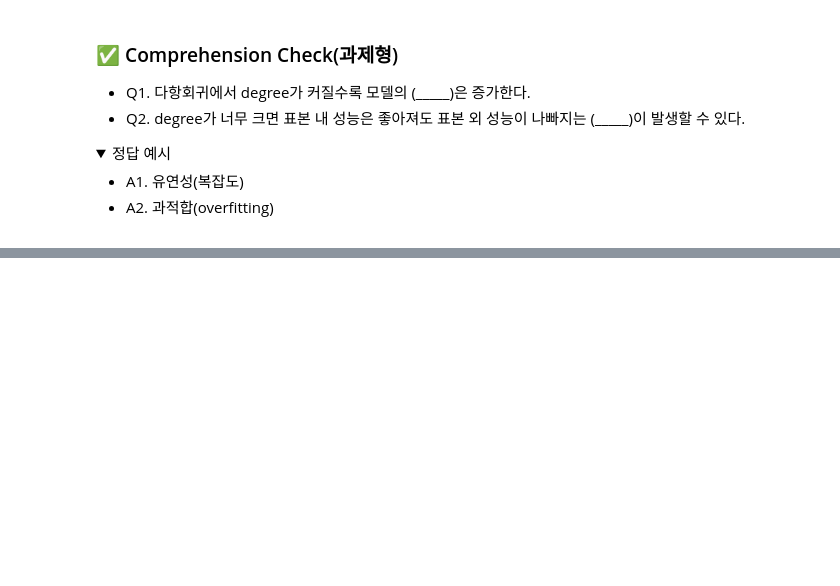
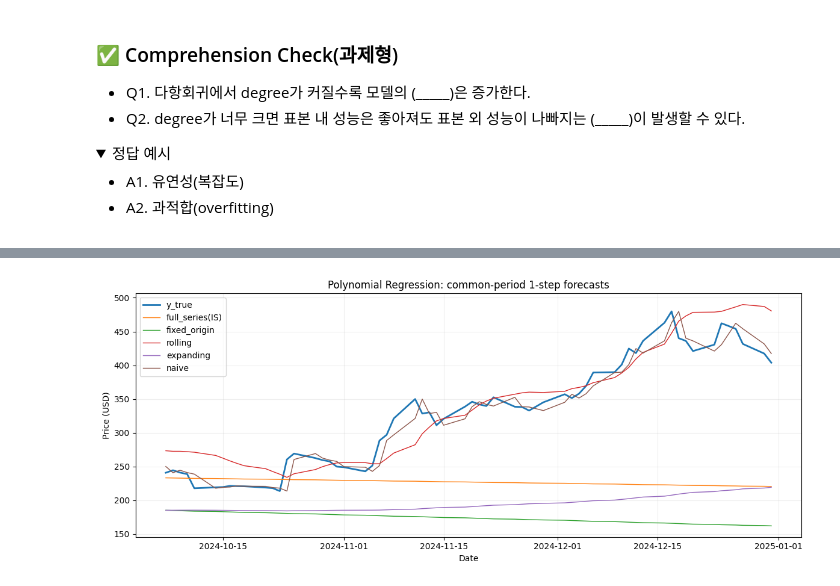
Before and after one commit to nhjung-phd/TimeSeriesAnalysis, a Jupyter notebook: notebooks/13_Polynomial_Regression.ipynb, the cells around one changed output, grey strips where cells are left out. Cells and saved outputs as stored; diff of their text form; code cells hidden in the pictures; folded sections open; blank space fills up the shorter version.

```diff
--- a/notebooks/13_Polynomial_Regression.ipynb
+++ b/notebooks/13_Polynomial_Regression.ipynb
@@ -696,0 +196,84 @@ plt.show()
+# %%
+# ===============================================================
+# 다항회귀 4가지 학습·평가 스킴 + Naïve (기존 비교 순서 유지)
+# 1) Full-series : 전체 자료 학습, 내표본 참고용 (미래정보 포함)
+# 2) Fixed-origin: 초기 기간 한 번 학습, 이후 1-step 예측
+# 3) Rolling     : 최근 window개 관측치로 매 시점 재학습
+# 4) Expanding   : 매 시점 사용 가능한 과거 자료 전체로 재학습
+# 5) Naive       : 전일 종가를 당일 예측으로 사용하는 기준모형
+# **각 외표본 방법은 동일한 미래 평가 날짜와 동일 Day 특징을 사용**
+# 참고: Full-series는 테스트 결과를 학습에 사용하므로 OOS가 아닙니다.
+# ===============================================================
+import numpy as np
+import pandas as pd
+import matplotlib.pyplot as plt
+from IPython.display import display
+from sklearn.pipeline import make_pipeline
+from sklearn.preprocessing import StandardScaler, PolynomialFeatures
+from sklearn.linear_model import LinearRegression
+from sklearn.metrics import mean_absolute_error, mean_squared_error, r2_score
+
+# ★ 실습 매개변수: 이 셀에서만 조정
+TEST_SIZE = 60
+ROLLING_WINDOW = 120
+POLY_DEGREE = best_degree  # 앞 셀의 validation 선택 차수. 독립 실행 시 정수 1~6 지정.
+
+# 앞 셀의 df 사용. 추세 특징(Day)은 예측 시점에 알 수 있는 값이다.
+X_base = df[["Day"]].reset_index(drop=True)
+y_clean = df["Close"].reset_index(drop=True)
+date_index = pd.to_datetime(df["Date"]).reset_index(drop=True)
+n = len(y_clean)
+assert n > TEST_SIZE + ROLLING_WINDOW, "학습기간이 부족합니다. TEST_SIZE/ROLLING_WINDOW를 줄이세요."
+test_start = n - TEST_SIZE
+
+def new_model():
+    # 매 회차 StandardScaler를 현재 학습기간에만 fit → 미래정보 누수 방지
+    return make_pipeline(StandardScaler(), PolynomialFeatures(int(POLY_DEGREE),include_bias=False),LinearRegression())
+
+def score(actual, predicted):
+    return {"MAE":mean_absolute_error(actual,predicted),
+            "RMSE":np.sqrt(mean_squared_error(actual,predicted)),
+            "R2":r2_score(actual,predicted)}
+
+# 1) Full-series는 전체 표본으로 학습: 비교표에만 포함, 테스트 성능이라고 주장하면 안 됨.
+model_full = new_model();model_full.fit(X_base,y_clean)
+yhat_full = model_full.predict(X_base.iloc[test_start:])
+
+# 2) Fixed-origin: 초기 학습기간만 사용
+model_fixed = new_model();model_fixed.fit(X_base.iloc[:test_start],y_clean.iloc[:test_start])
+yhat_fixed = model_fixed.predict(X_base.iloc[test_start:])
+
+# 3) Rolling / 4) Expanding: t의 정답은 해당 t의 학습에 사용하지 않음
+rolling_preds,expanding_preds = [],[]
+for t in range(test_start,n):
+    m_roll = new_model()
+    m_roll.fit(X_base.iloc[t-ROLLING_WINDOW:t],y_clean.iloc[t-ROLLING_WINDOW:t])
+    rolling_preds.append(float(m_roll.predict(X_base.iloc[t:t+1])[0]))
+    m_exp = new_model()
+    m_exp.fit(X_base.iloc[:t],y_clean.iloc[:t])
+    expanding_preds.append(float(m_exp.predict(X_base.iloc[t:t+1])[0]))
+
+# 5) Naive: 전일 마감가, 당일 마감가 예측(매일 예측 시점에 전일값 사용 가능)
+preds = pd.DataFrame({
+    "Date": date_index.iloc[test_start:].to_numpy(),
+    "y_true":y_clean.iloc[test_start:].to_numpy(),
+    "full_series(IS)":yhat_full,
+    "fixed_origin":yhat_fixed,
+    "rolling":rolling_preds,
+    "expanding":expanding_preds,
+    "naive":y_clean.shift(1).iloc[test_start:].to_numpy()
+}).set_index("Date")
+metrics = pd.DataFrame({name:score(preds["y_true"],preds[name])
+                        for name in ["full_series(IS)","fixed_origin","rolling","expanding","naive"]}).T
+metrics["Evaluation"] = ["IS (not OOS)","OOS","OOS","OOS","OOS"]
+print(f"Samples={n}, test_size={TEST_SIZE}, rolling_window={ROLLING_WINDOW}, degree={POLY_DEGREE}")
+display(metrics.round(4));display(preds.head())
+plt.figure(figsize=(12,5),facecolor="white")
+for name in ["y_true","full_series(IS)","fixed_origin","rolling","expanding","naive"]:
+    plt.plot(preds.index,preds[name],label=name,linewidth=2 if name=="y_true" else 1)
+plt.title("Polynomial Regression: common-period 1-step forecasts")
+plt.xlabel("Date");plt.ylabel("Price (USD)");plt.grid(alpha=.2);plt.legend();plt.tight_layout();plt.show()
+# 저장이 필요한 경우에만 다음 두 줄의 주석을 해제합니다.
+# preds.to_csv("forecast_preds_polylinear.csv")
+# metrics.to_csv("forecast_metrics_polylinear.csv")
+# %% [output]
@@ -696,0 +294 @@ plt.show()
+[figure, added]
```
Also changed, not shown: parts of 16 cells of this notebook.
